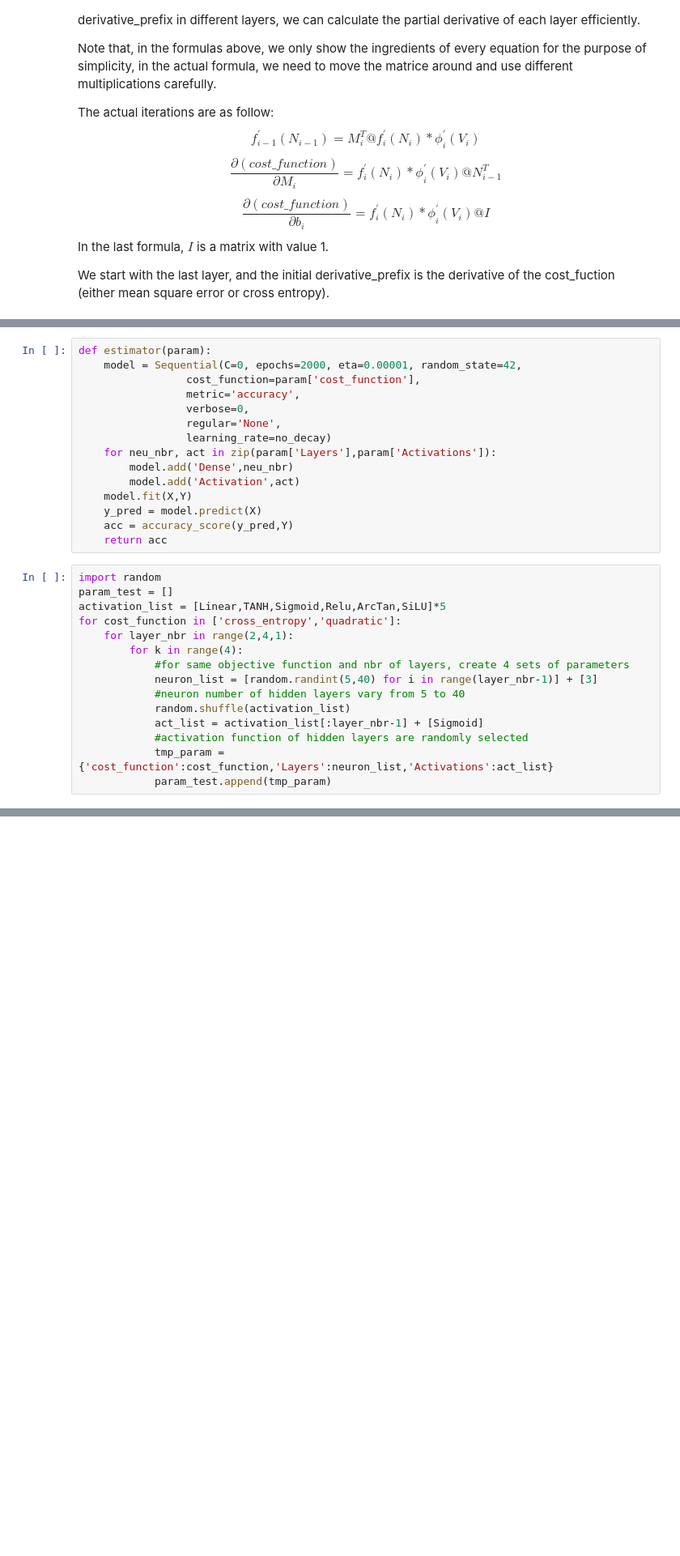
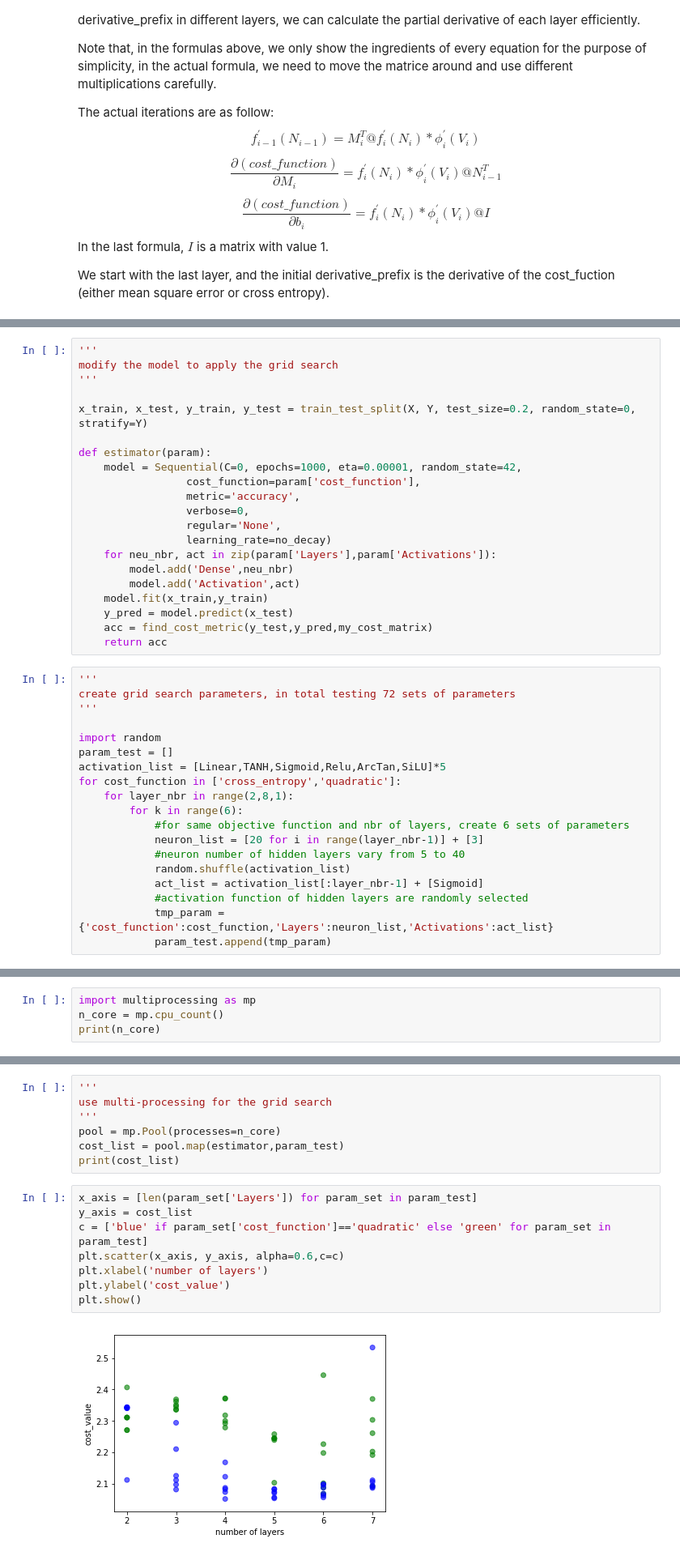
Before and after one commit to jamesothomas/MachineLearningPython, a Jupyter notebook: Lab4/Lab 4.ipynb, the cells around one changed output, grey strips where cells are left out. Shown at 81% size. Saved outputs shown, nothing was run; the diff lists cells and outputs as text; blank space fills up the shorter version.

Commit message:
Grid Search Result Analysis

```diff
--- a/Lab4/Lab 4.ipynb
+++ b/Lab4/Lab 4.ipynb
@@ -311,6 +342,12 @@ from sklearn.model_selection import GridSearchCV
 # %%
+'''
+modify the model to apply the grid search
+'''
+
+x_train, x_test, y_train, y_test = train_test_split(X, Y, test_size=0.2, random_state=0, stratify=Y)
+
 def estimator(param):
-    model = Sequential(C=0, epochs=2000, eta=0.00001, random_state=42,
+    model = Sequential(C=0, epochs=1000, eta=0.00001, random_state=42,
                  cost_function=param['cost_function'],
                  metric='accuracy',
                  verbose=0,
@@ -319,19 +356,23 @@ def estimator(param):
     for neu_nbr, act in zip(param['Layers'],param['Activations']):
         model.add('Dense',neu_nbr)
         model.add('Activation',act)
-    model.fit(X,Y)
-    y_pred = model.predict(X)
-    acc = accuracy_score(y_pred,Y)
+    model.fit(x_train,y_train)
+    y_pred = model.predict(x_test)
+    acc = find_cost_metric(y_test,y_pred,my_cost_matrix)
     return acc
 # %%
+'''
+create grid search parameters, in total testing 72 sets of parameters
+'''
+
 import random
 param_test = []
 activation_list = [Linear,TANH,Sigmoid,Relu,ArcTan,SiLU]*5
 for cost_function in ['cross_entropy','quadratic']:
-    for layer_nbr in range(2,4,1):
-        for k in range(4):
-            #for same objective function and nbr of layers, create 4 sets of parameters
-            neuron_list = [random.randint(5,40) for i in range(layer_nbr-1)] + [3]
+    for layer_nbr in range(2,8,1):
+        for k in range(6):
+            #for same objective function and nbr of layers, create 6 sets of parameters
+            neuron_list = [20 for i in range(layer_nbr-1)] + [3]
             #neuron number of hidden layers vary from 5 to 40
             random.shuffle(activation_list)
             act_list = activation_list[:layer_nbr-1] + [Sigmoid]
@@ -359,0 +382,4 @@ KeyboardInterrupt:
+# %%
+import multiprocessing as mp
+n_core = mp.cpu_count()
+print(n_core)
@@ -359,0 +388,17 @@ KeyboardInterrupt:
+# %%
+'''
+use multi-processing for the grid search
+'''
+pool = mp.Pool(processes=n_core)
+cost_list = pool.map(estimator,param_test)
+print(cost_list)
+# %%
+x_axis = [len(param_set['Layers']) for param_set in param_test]
+y_axis = cost_list
+c = ['blue' if param_set['cost_function']=='quadratic' else 'green' for param_set in param_test]
+plt.scatter(x_axis, y_axis, alpha=0.6,c=c)
+plt.xlabel('number of layers')
+plt.ylabel('cost_value')
+plt.show()
+# %% [output]
+[figure, added]
```
Also changed, not shown: parts of 22 cells of this notebook.
